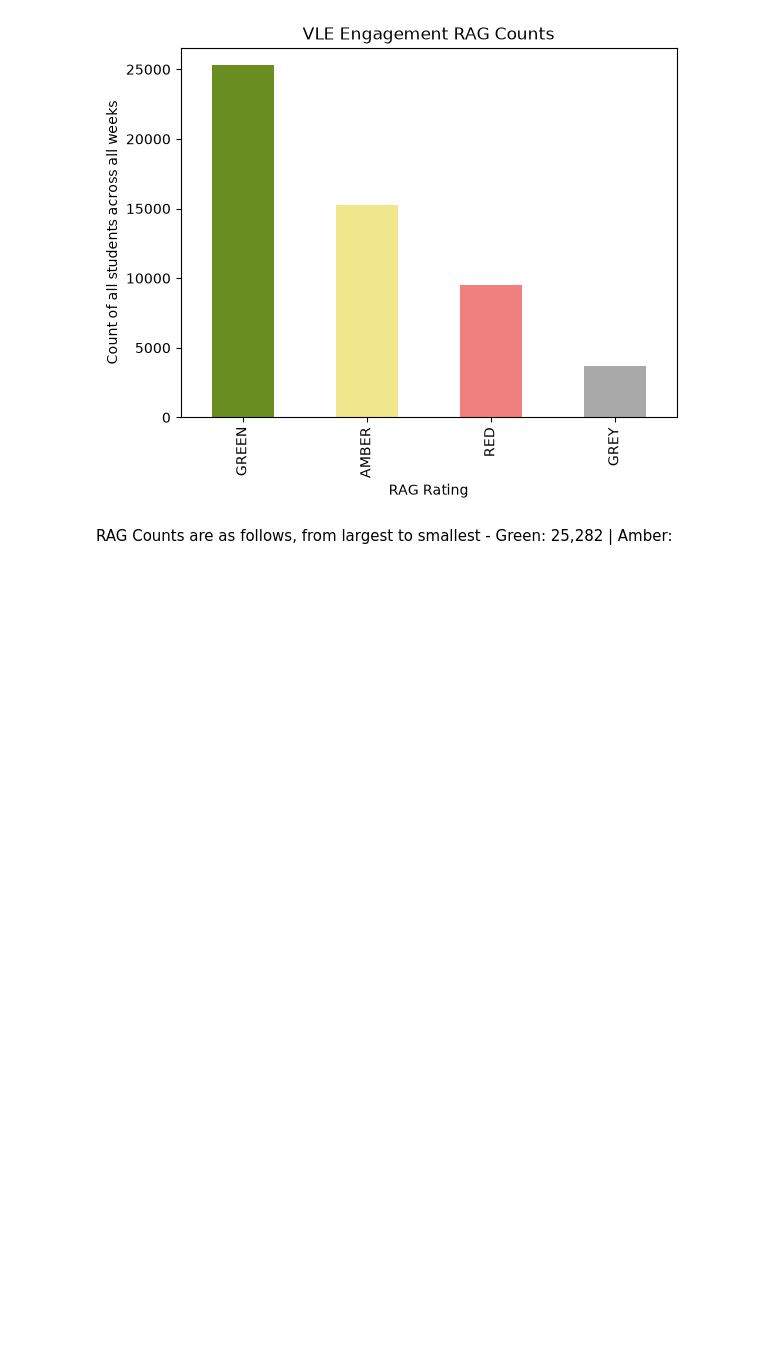
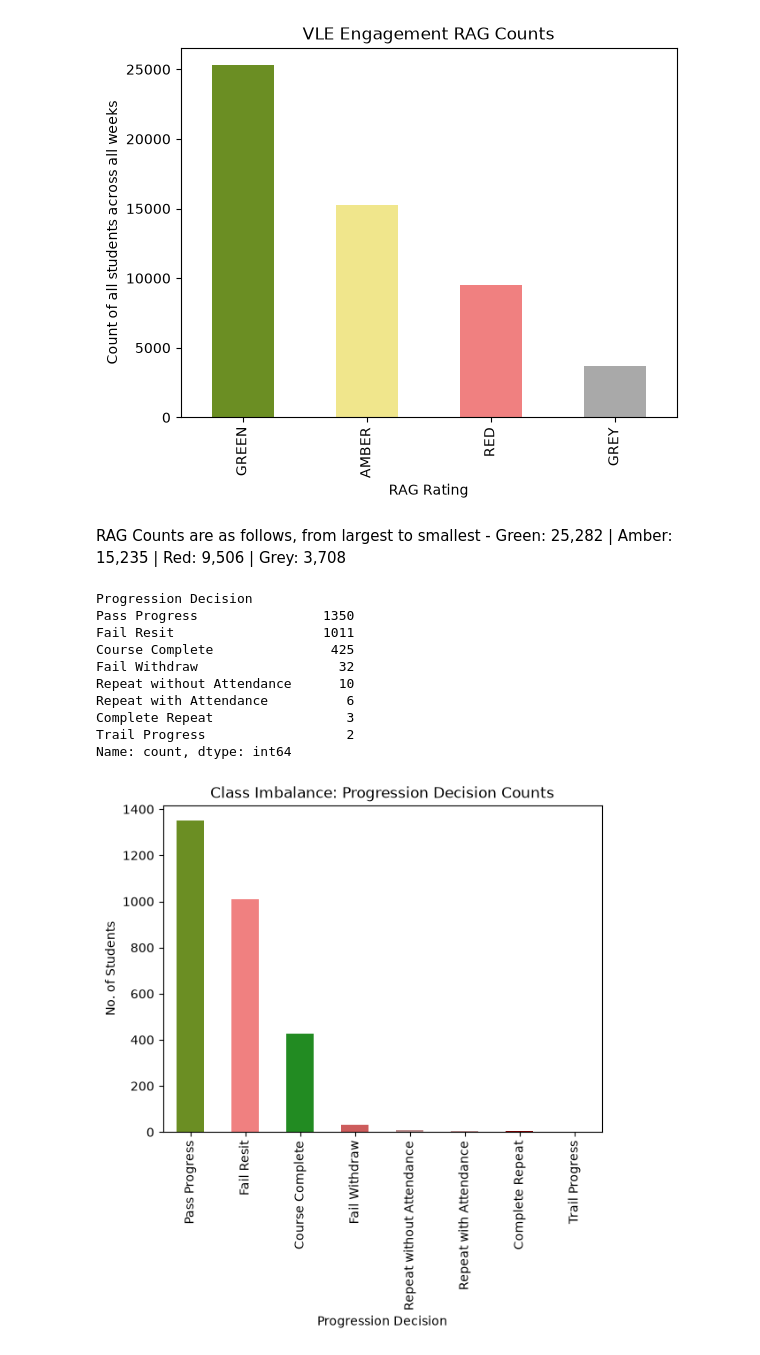
Before and after one commit to nxbulak/Student_Success_Prediction_MSc, a Jupyter notebook: Notebooks/2_EDA.ipynb, the cells around one changed output. Saved outputs shown, nothing was run; the diff lists cells and outputs as text; code cells hidden in the pictures; blank space fills up the shorter version.

Commit message:
Class imbalance complete with counts and saved for the day

```diff
--- a/Notebooks/2_EDA.ipynb
+++ b/Notebooks/2_EDA.ipynb
@@ -183,4 +183,27 @@ GREY      3708
 dtype: int64
 [figure]
 # %% [markdown]
-RAG Counts are as follows, from largest to smallest - Green: 25,282 | Amber:
+RAG Counts are as follows, from largest to smallest - Green: 25,282 | Amber: 15,235 | Red: 9,506 | Grey: 3,708
+# %%
+# Class Imbalance for Initial Fail Rate
+
+fail_counts = df['Progression Decision'].value_counts().sort_values(ascending=False) # Count occurrences of each value in Initial Fail Rate column and sort in descending order
+print(fail_counts) # Display counts of each value in Initial Fail Rate column
+
+fail_counts.plot(kind='bar', color =['olivedrab', 'lightcoral', 'forestgreen', 'indianred', 'rosybrown', 'rosybrown', 'maroon', 'salmon']) # Bar chart of Initial Fail Rate counts
+plt.title('Class Imbalance: Progression Decision Counts') # Title for bar chart
+plt.xlabel('Progression Decision') # X-axis label
+plt.ylabel('No. of Students') # Y-axis label
+plt.show() # Show bar chart
+# %% [output]
+Progression Decision
+Pass Progress                1350
+Fail Resit                   1011
+Course Complete               425
+Fail Withdraw                  32
+Repeat without Attendance      10
+Repeat with Attendance          6
+Complete Repeat                 3
+Trail Progress                  2
+Name: count, dtype: int64
+[figure, added]
```
